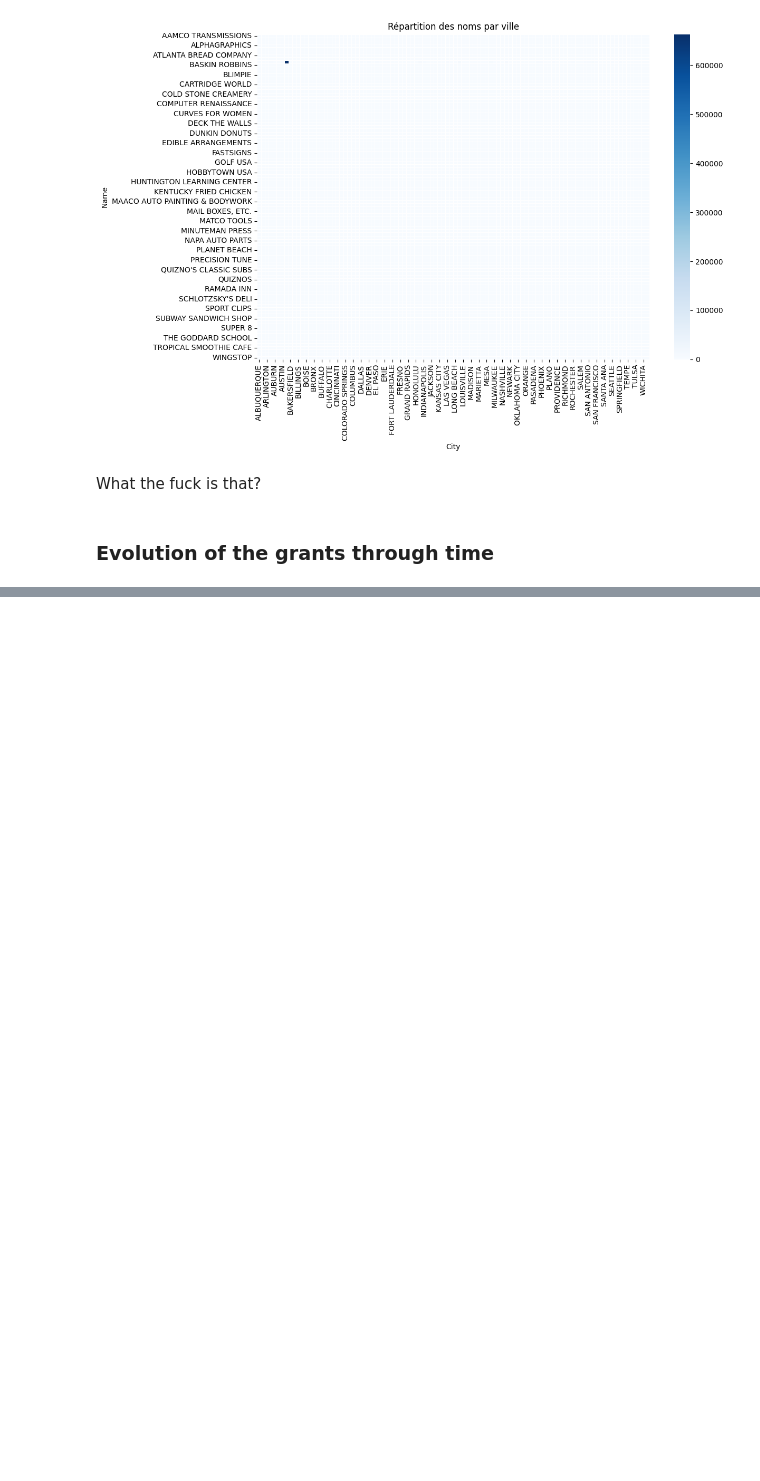
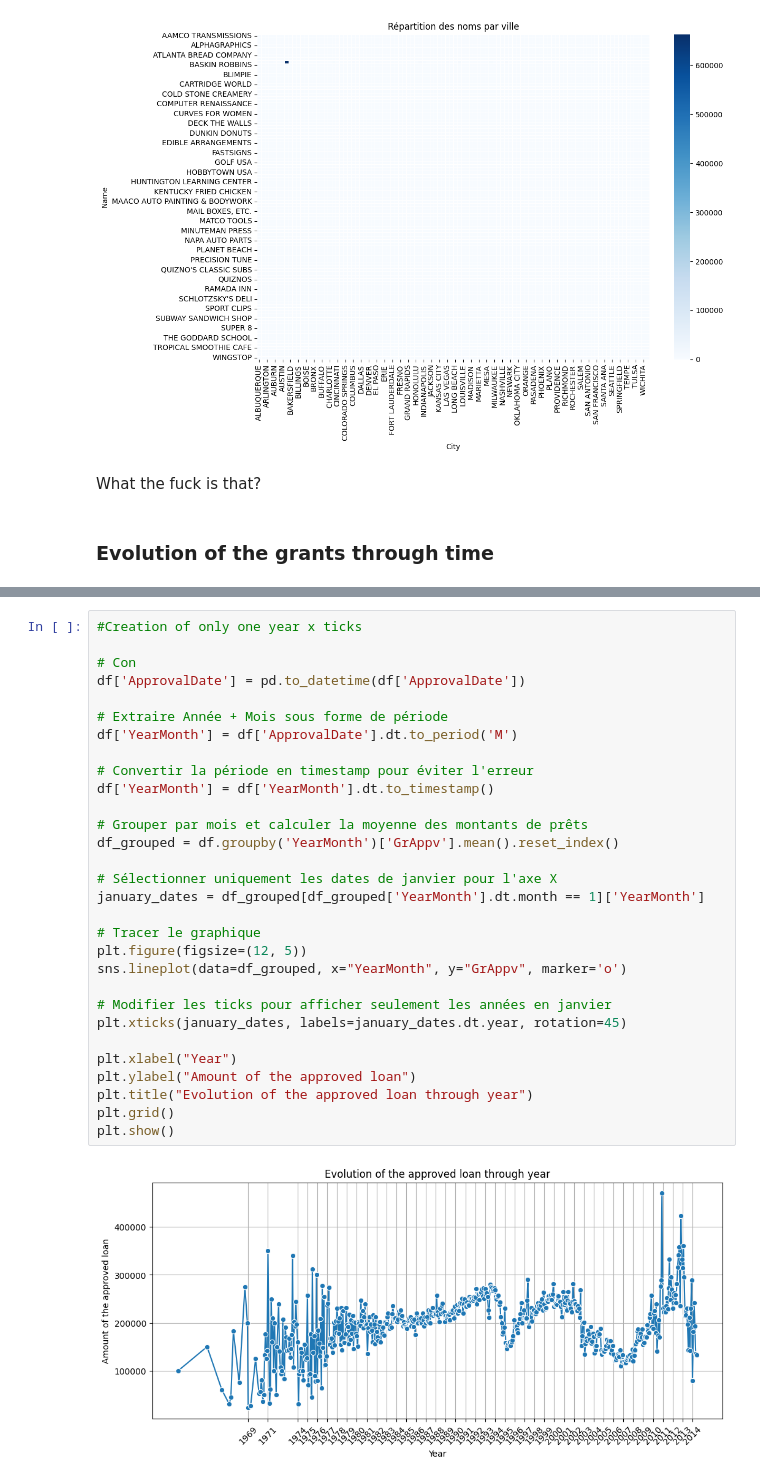
Before and after one commit to RaoufAddeche/Simplon_SBA-modelisation, a Jupyter notebook: visualization_datas.ipynb, the cells around one changed output, grey strips where cells are left out. Saved outputs shown, nothing was run; the diff lists cells and outputs as text; blank space fills up the shorter version.

```diff
--- a/visualization_datas.ipynb
+++ b/visualization_datas.ipynb
@@ -329,0 +346,32 @@ plt.show()
+# %%
+#Creation of only one year x ticks
+
+# Con
+df['ApprovalDate'] = pd.to_datetime(df['ApprovalDate'])
+
+# Extraire Année + Mois sous forme de période
+df['YearMonth'] = df['ApprovalDate'].dt.to_period('M')
+
+# Convertir la période en timestamp pour éviter l'erreur
+df['YearMonth'] = df['YearMonth'].dt.to_timestamp()
+
+# Grouper par mois et calculer la moyenne des montants de prêts
+df_grouped = df.groupby('YearMonth')['GrAppv'].mean().reset_index()
+
+# Sélectionner uniquement les dates de janvier pour l'axe X
+january_dates = df_grouped[df_grouped['YearMonth'].dt.month == 1]['YearMonth']
+
+# Tracer le graphique
+plt.figure(figsize=(12, 5))
+sns.lineplot(data=df_grouped, x="YearMonth", y="GrAppv", marker='o')
+
+# Modifier les ticks pour afficher seulement les années en janvier
+plt.xticks(january_dates, labels=january_dates.dt.year, rotation=45)
+
+plt.xlabel("Year")
+plt.ylabel("Amount of the approved loan")
+plt.title("Evolution of the approved loan through year")
+plt.grid()
+plt.show()
+# %% [output]
+[figure, added]
```
Also changed, not shown: parts of 5 cells of this notebook, 1 other file.
